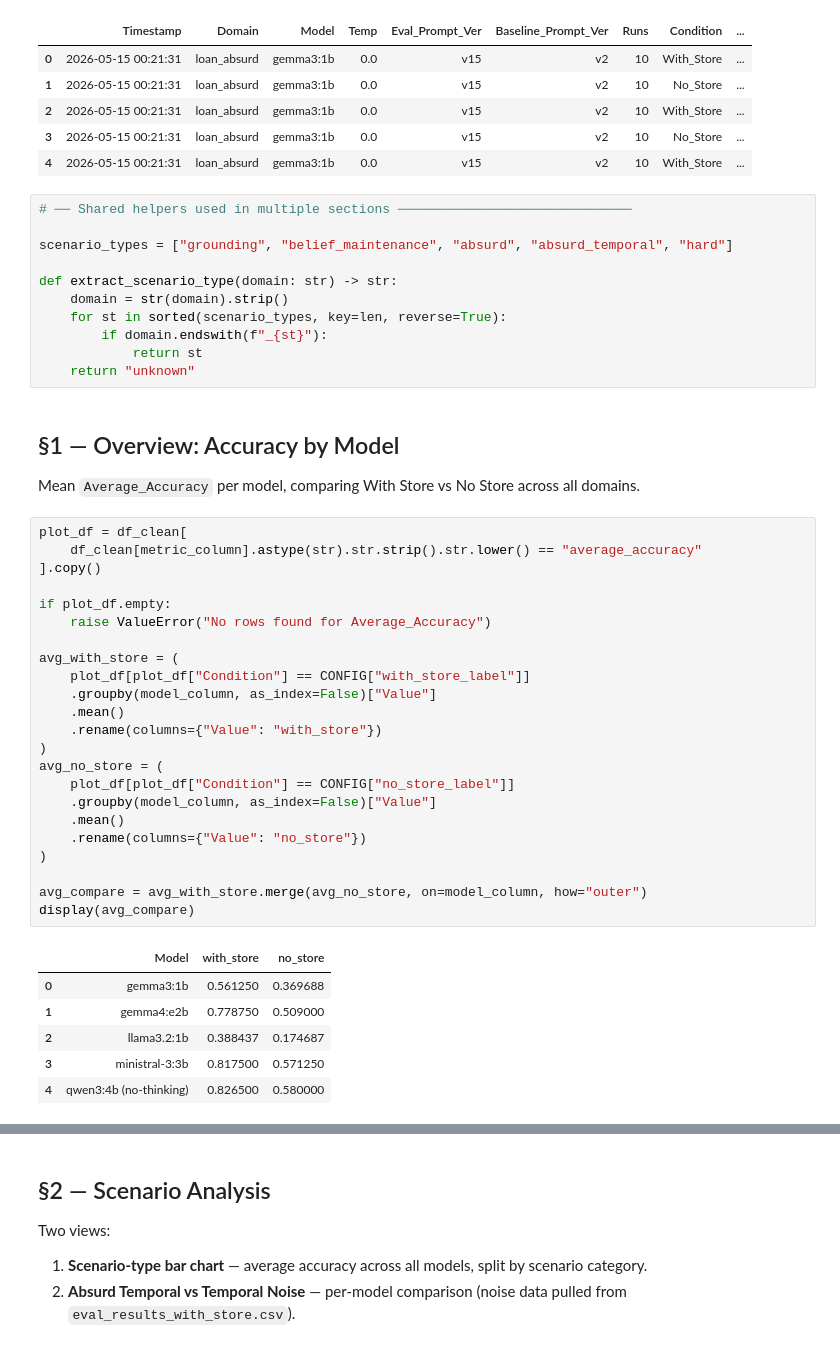
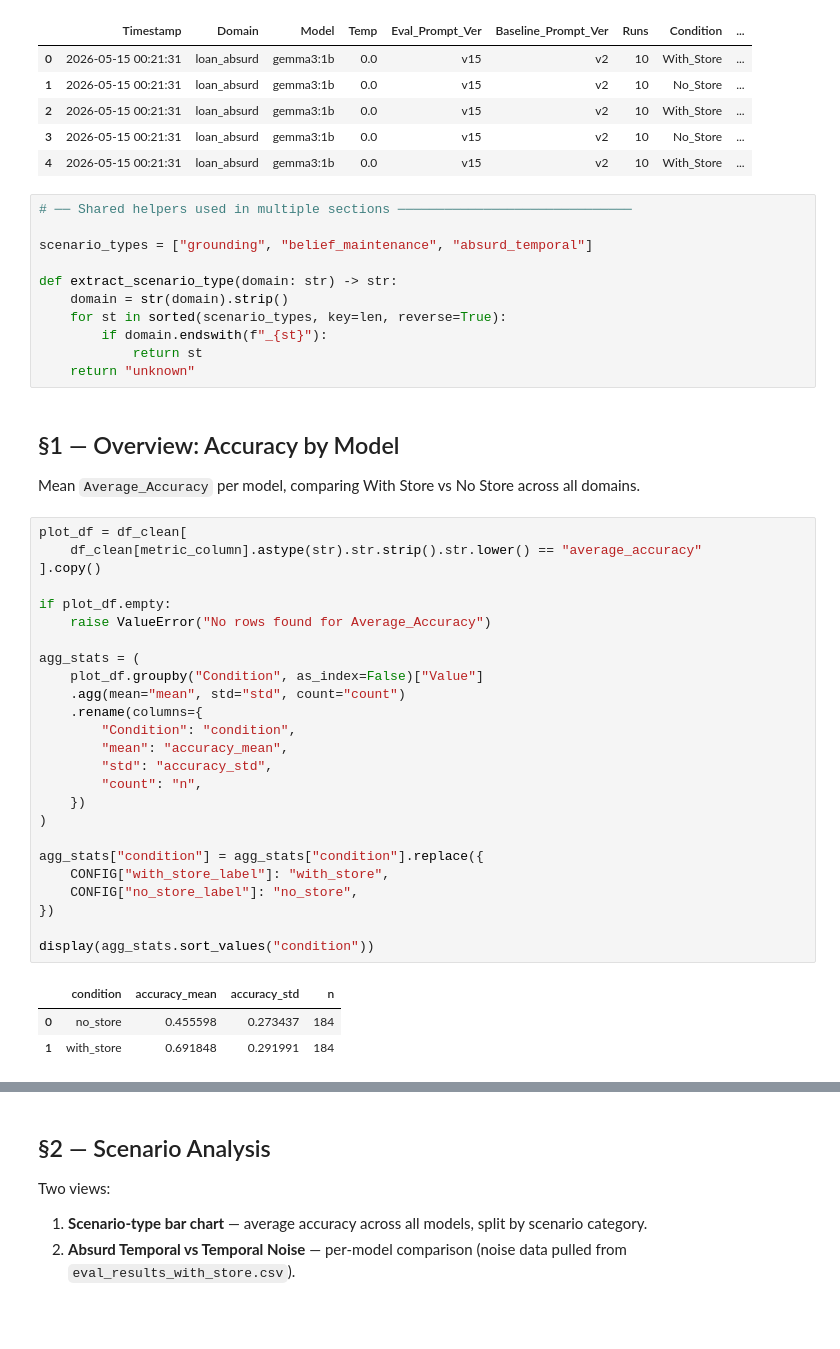
Before and after one commit to sultann-301/Belief-Aware-LLMs, a Jupyter notebook: final_single_agent_analysis.ipynb, the cells around one changed output, grey strips where cells are left out. Saved outputs shown, nothing was run; the diff lists cells and outputs as text; blank space fills up the shorter version.

```diff
--- a/final_single_agent_analysis.ipynb
+++ b/final_single_agent_analysis.ipynb
@@ -105,7 +105,7 @@ No-store rows   : 2,940
 # %%
 # ── Shared helpers used in multiple sections ──────────────────────────────
 
-scenario_types = ["grounding", "belief_maintenance", "absurd", "absurd_temporal", "hard"]
+scenario_types = ["grounding", "belief_maintenance", "absurd_temporal"]
 
 def extract_scenario_type(domain: str) -> str:
     domain = str(domain).strip()
@@ -120,31 +120,30 @@ Mean `Average_Accuracy` per model, comparing With Store vs No Store across all d
 # %%
 plot_df = df_clean[
     df_clean[metric_column].astype(str).str.strip().str.lower() == "average_accuracy"
 ].copy()
 
 if plot_df.empty:
     raise ValueError("No rows found for Average_Accuracy")
 
-avg_with_store = (
-    plot_df[plot_df["Condition"] == CONFIG["with_store_label"]]
-    .groupby(model_column, as_index=False)["Value"]
-    .mean()
-    .rename(columns={"Value": "with_store"})
-)
-avg_no_store = (
-    plot_df[plot_df["Condition"] == CONFIG["no_store_label"]]
-    .groupby(model_column, as_index=False)["Value"]
-    .mean()
-    .rename(columns={"Value": "no_store"})
+agg_stats = (
+    plot_df.groupby("Condition", as_index=False)["Value"]
+    .agg(mean="mean", std="std", count="count")
+    .rename(columns={
+        "Condition": "condition",
+        "mean": "accuracy_mean",
+        "std": "accuracy_std",
+        "count": "n",
+    })
 )
 
-avg_compare = avg_with_store.merge(avg_no_store, on=model_column, how="outer")
-display(avg_compare)
+agg_stats["condition"] = agg_stats["condition"].replace({
+    CONFIG["with_store_label"]: "with_store",
+    CONFIG["no_store_label"]: "no_store",
+})
+
+display(agg_stats.sort_values("condition"))
 # %% [output]
-|  | Model | with_store | no_store |
-| 0 | gemma3:1b | 0.561250 | 0.369688 |
-| 1 | gemma4:e2b | 0.778750 | 0.509000 |
-| 2 | llama3.2:1b | 0.388437 | 0.174687 |
-| 3 | ministral-3:3b | 0.817500 | 0.571250 |
-| 4 | qwen3:4b (no-thinking) | 0.826500 | 0.580000 |
+|  | condition | accuracy_mean | accuracy_std | n |
+| 0 | no_store | 0.455598 | 0.273437 | 184 |
+| 1 | with_store | 0.691848 | 0.291991 | 184 |
 # %%
```
Also changed, not shown: parts of 7 cells of this notebook, 11 other files.
